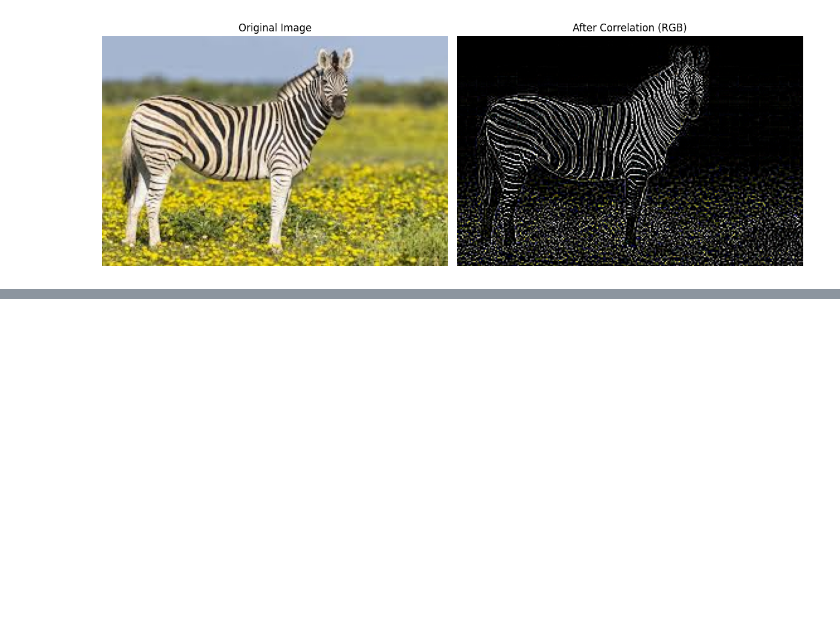
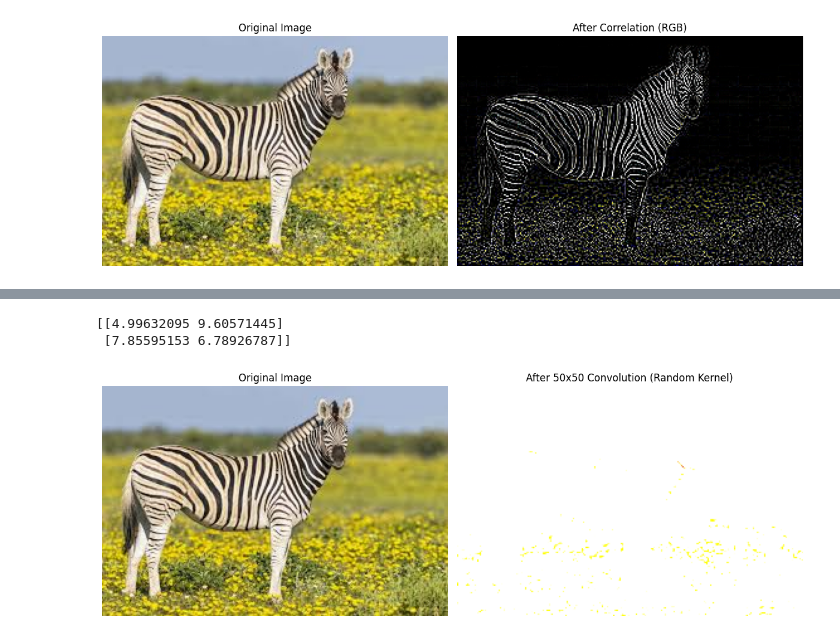
Before and after one commit to ml02-msi/pytorch_tutorial, a Jupyter notebook: basics.ipynb, the cells around one changed output, grey strips where cells are left out. Cells and saved outputs as stored; diff of their text form; code cells hidden in the pictures; blank space fills up the shorter version.

```diff
--- a/basics.ipynb
+++ b/basics.ipynb
@@ -93,0 +141,47 @@ plt.show()
+# %%
+import cv2
+import numpy as np
+import matplotlib.pyplot as plt
+from scipy.signal import convolve2d
+
+# 1. Load image in color (BGR), convert to RGB
+image_bgr = cv2.imread('/home/ml02/Downloads/zebra.jpeg')
+image_rgb = cv2.cvtColor(image_bgr, cv2.COLOR_BGR2RGB)
+
+# 2. Generate a random 50x50 kernel (e.g., normal distribution)
+np.random.seed(42)  # For reproducibility
+kernel = np.random.uniform(2, 10, size=(2, 2))
+print(kernel)
+# 3. Flip the kernel for convolution (180 degrees)
+kernel_flipped = np.flip(kernel)
+
+# 4. Prepare output
+output_rgb = np.zeros_like(image_rgb)
+
+# 5. Apply convolution per channel
+for i in range(3):  # For R, G, B
+    channel = image_rgb[:, :, i]
+    convolved = convolve2d(channel, kernel_flipped, mode='same')
+    output_rgb[:, :, i] = np.clip(convolved, 0, 255)
+
+output_rgb = output_rgb.astype(np.uint8)
+
+# 6. Show the results
+plt.figure(figsize=(12, 6))
+
+plt.subplot(1, 2, 1)
+plt.title("Original Image")
+plt.imshow(image_rgb)
+plt.axis('off')
+
+plt.subplot(1, 2, 2)
+plt.title("After 50x50 Convolution (Random Kernel)")
+plt.imshow(output_rgb)
+plt.axis('off')
+
+plt.tight_layout()
+plt.show()
+# %% [output]
+[[4.99632095 9.60571445]
+ [7.85595153 6.78926787]]
+[figure, added]
```
Also changed, not shown: parts of 3 cells of this notebook, 1 other file.
